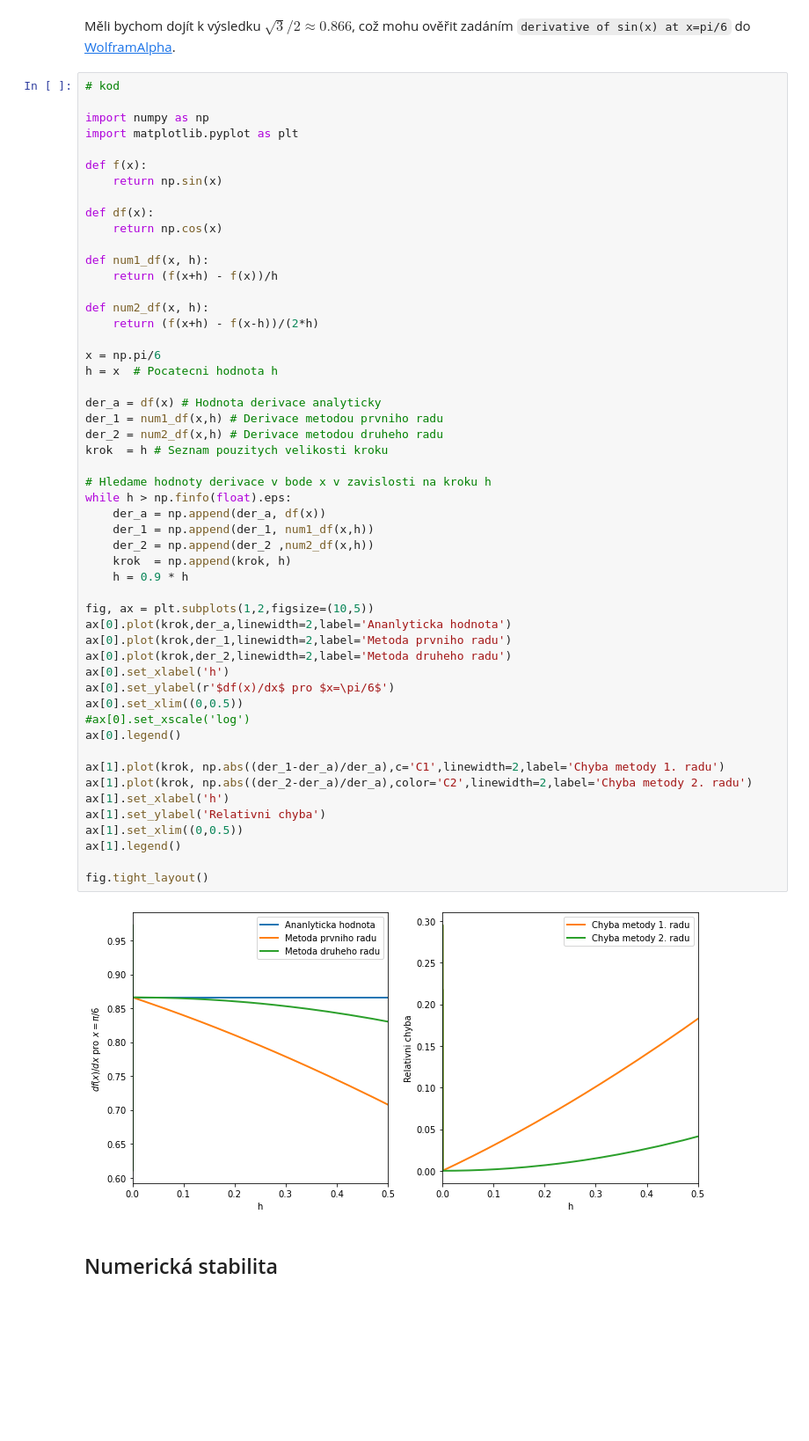
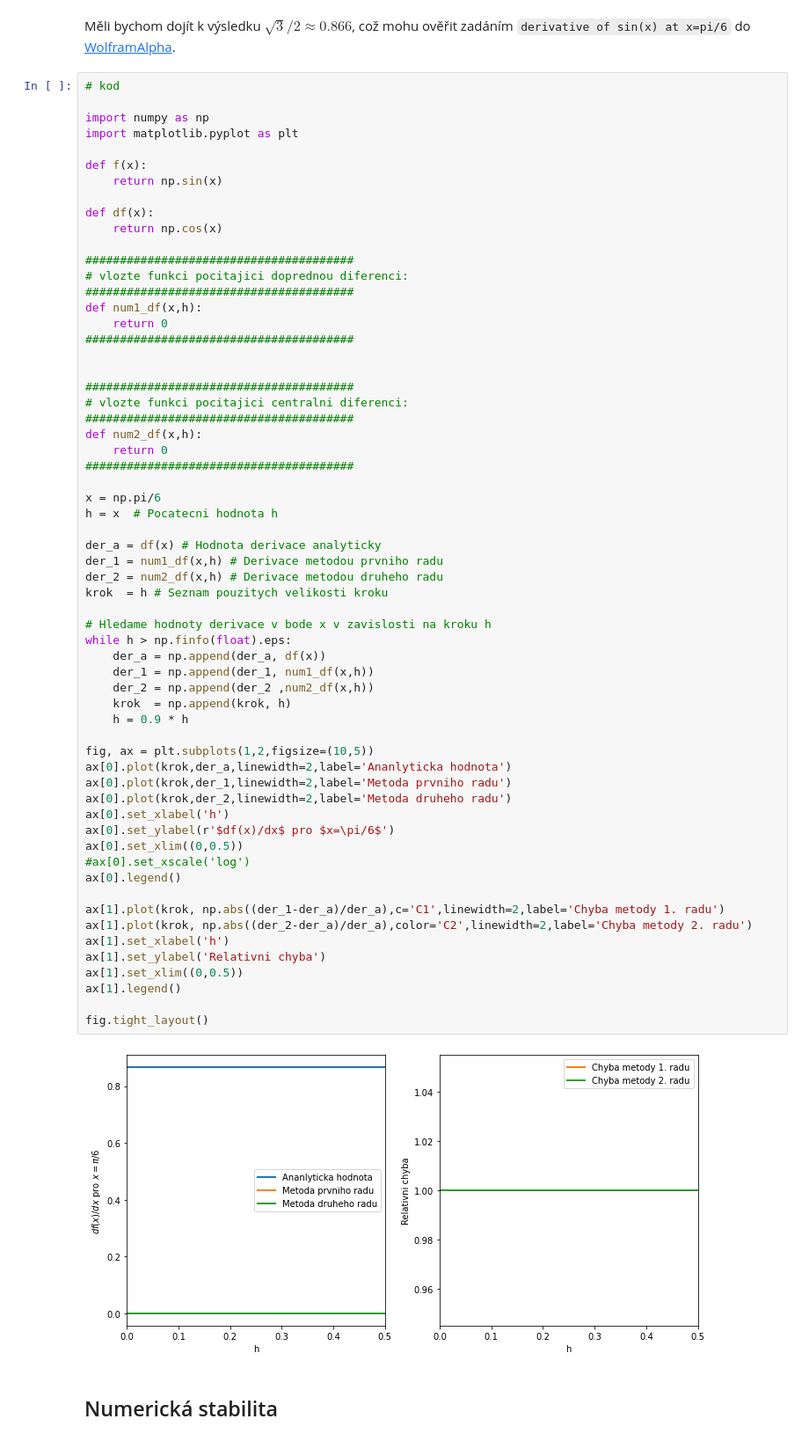
Before and after one commit to m-jirka/nme_cv, a Jupyter notebook: _build/jupyter_execute/Cviceni02.ipynb, the cells around one changed output. Shown at 88% size. Cells and saved outputs as stored; diff of their text form; blank space fills up the shorter version.

```diff
--- a/_build/jupyter_execute/Cviceni02.ipynb
+++ b/_build/jupyter_execute/Cviceni02.ipynb
@@ -153,11 +92,20 @@ def f(x):
 def df(x):
     return np.cos(x)
 
-def num1_df(x, h):
-    return (f(x+h) - f(x))/h
+#######################################
+# vlozte funkci pocitajici doprednou diferenci:
+#######################################
+def num1_df(x,h):
+    return 0
+#######################################
 
-def num2_df(x, h):
-    return (f(x+h) - f(x-h))/(2*h)
+
+#######################################
+# vlozte funkci pocitajici centralni diferenci:
+#######################################
+def num2_df(x,h):
+    return 0
+#######################################
 
 x = np.pi/6
 h = x  # Pocatecni hodnota h
@@ -167,34 +115,34 @@ der_1 = num1_df(x,h) # Derivace metodou prvniho radu
 der_2 = num2_df(x,h) # Derivace metodou druheho radu
 krok  = h # Seznam pouzitych velikosti kroku
 
 # Hledame hodnoty derivace v bode x v zavislosti na kroku h
 while h > np.finfo(float).eps:
     der_a = np.append(der_a, df(x))
     der_1 = np.append(der_1, num1_df(x,h))
     der_2 = np.append(der_2 ,num2_df(x,h))
     krok  = np.append(krok, h)
     h = 0.9 * h
 
 fig, ax = plt.subplots(1,2,figsize=(10,5))
 ax[0].plot(krok,der_a,linewidth=2,label='Ananlyticka hodnota')
 ax[0].plot(krok,der_1,linewidth=2,label='Metoda prvniho radu')
 ax[0].plot(krok,der_2,linewidth=2,label='Metoda druheho radu')
 ax[0].set_xlabel('h')
 ax[0].set_ylabel(r'$df(x)/dx$ pro $x=\pi/6$')
 ax[0].set_xlim((0,0.5))
 #ax[0].set_xscale('log')
 ax[0].legend()
 
 ax[1].plot(krok, np.abs((der_1-der_a)/der_a),c='C1',linewidth=2,label='Chyba metody 1. radu')
 ax[1].plot(krok, np.abs((der_2-der_a)/der_a),color='C2',linewidth=2,label='Chyba metody 2. radu')
 ax[1].set_xlabel('h')
 ax[1].set_ylabel('Relativni chyba')
 ax[1].set_xlim((0,0.5))
 ax[1].legend()
 
 fig.tight_layout()
 # %% [output]
-[figure, old version]
+[figure, new version]
 # %% [markdown]
 ## Numerická stabilita
 # %% [markdown]
```
Also changed, not shown: parts of 7 cells of this notebook, 35 other files.
